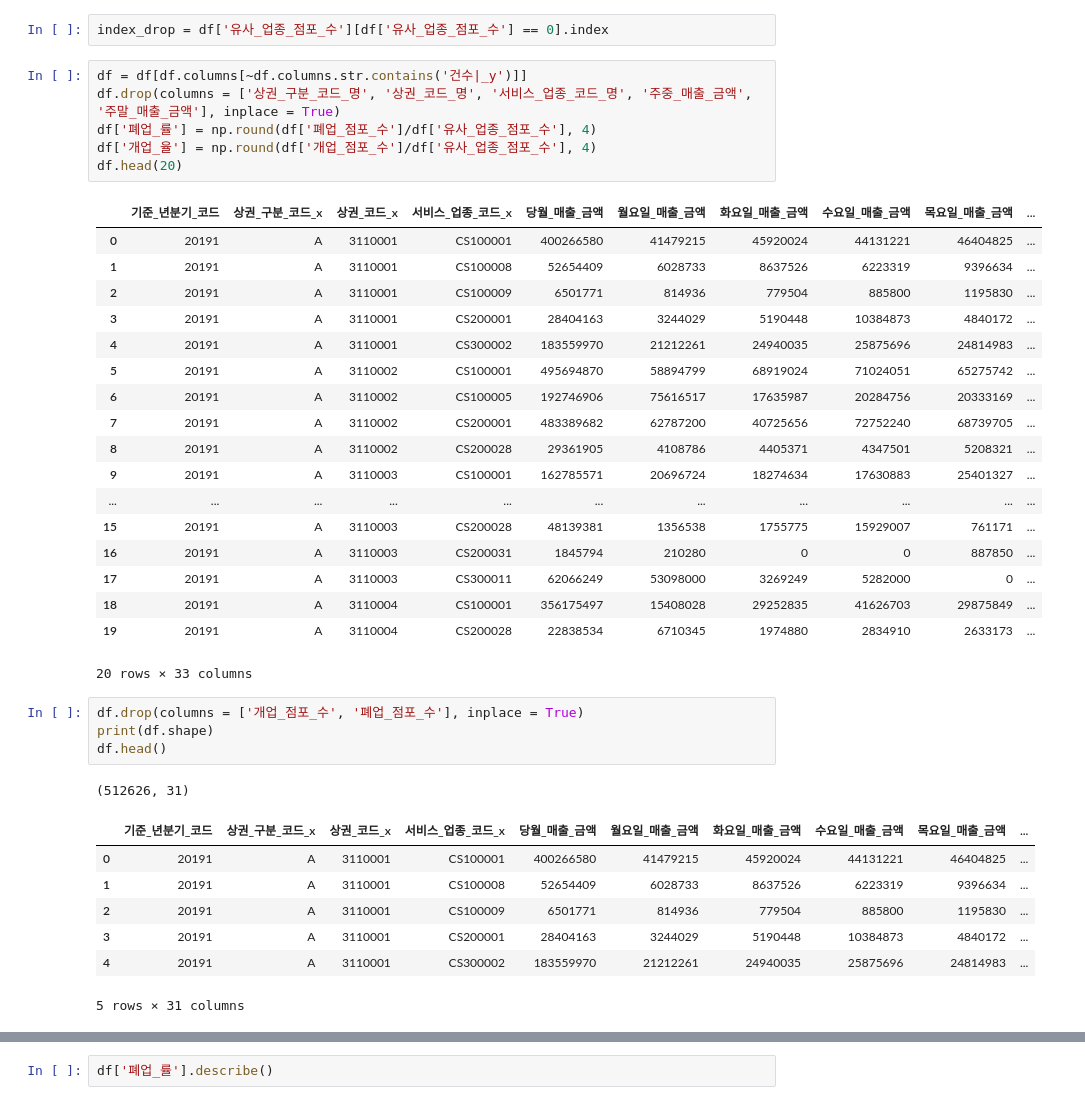
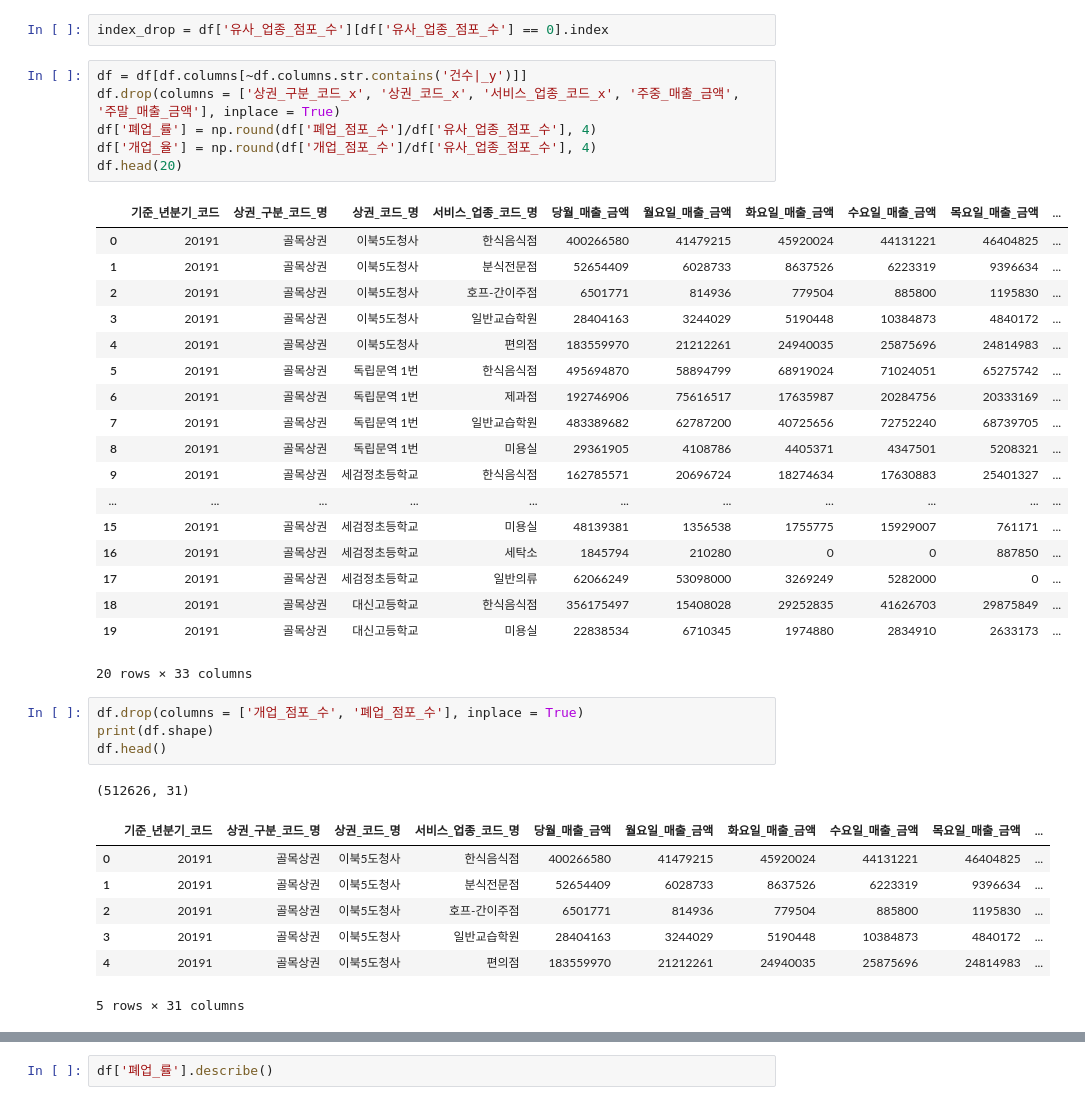
Before and after one commit to SKNETWORKS-FAMILY-AICAMP/SKN13-2nd-4TEAM, a Jupyter notebook: data/eda_and_preprocessing.ipynb, the cells around one changed output, grey strips where cells are left out. Drawn from its saved outputs; the diff is of its cells as text.

Commit message:
Modify X_train, X_test L Key Columns: Key to Actual Name

```diff
--- a/data/eda_and_preprocessing.ipynb
+++ b/data/eda_and_preprocessing.ipynb
@@ -59,28 +59,28 @@ df.head(5)
 index_drop = df['유사_업종_점포_수'][df['유사_업종_점포_수'] == 0].index
 # %%
 df = df[df.columns[~df.columns.str.contains('건수|_y')]]
-df.drop(columns = ['상권_구분_코드_명', '상권_코드_명', '서비스_업종_코드_명', '주중_매출_금액', '주말_매출_금액'], inplace = True)
+df.drop(columns = ['상권_구분_코드_x', '상권_코드_x', '서비스_업종_코드_x', '주중_매출_금액', '주말_매출_금액'], inplace = True)
 df['폐업_률'] = np.round(df['폐업_점포_수']/df['유사_업종_점포_수'], 4)
 df['개업_율'] = np.round(df['개업_점포_수']/df['유사_업종_점포_수'], 4)
 df.head(20)
 # %% [output]
-|  | 기준_년분기_코드 | 상권_구분_코드_x | 상권_코드_x | 서비스_업종_코드_x | 당월_매출_금액 | 월요일_매출_금액 | 화요일_매출_금액 | 수요일_매출_금액 | 목요일_매출_금액 | ... |
-| 0 | 20191 | A | 3110001 | CS100001 | 400266580 | 41479215 | 45920024 | 44131221 | 46404825 | ... |
-| 1 | 20191 | A | 3110001 | CS100008 | 52654409 | 6028733 | 8637526 | 6223319 | 9396634 | ... |
-| 2 | 20191 | A | 3110001 | CS100009 | 6501771 | 814936 | 779504 | 885800 | 1195830 | ... |
-| 3 | 20191 | A | 3110001 | CS200001 | 28404163 | 3244029 | 5190448 | 10384873 | 4840172 | ... |
-| 4 | 20191 | A | 3110001 | CS300002 | 183559970 | 21212261 | 24940035 | 25875696 | 24814983 | ... |
-| 5 | 20191 | A | 3110002 | CS100001 | 495694870 | 58894799 | 68919024 | 71024051 | 65275742 | ... |
-| 6 | 20191 | A | 3110002 | CS100005 | 192746906 | 75616517 | 17635987 | 20284756 | 20333169 | ... |
-| 7 | 20191 | A | 3110002 | CS200001 | 483389682 | 62787200 | 40725656 | 72752240 | 68739705 | ... |
-| 8 | 20191 | A | 3110002 | CS200028 | 29361905 | 4108786 | 4405371 | 4347501 | 5208321 | ... |
-| 9 | 20191 | A | 3110003 | CS100001 | 162785571 | 20696724 | 18274634 | 17630883 | 25401327 | ... |
+|  | 기준_년분기_코드 | 상권_구분_코드_명 | 상권_코드_명 | 서비스_업종_코드_명 | 당월_매출_금액 | 월요일_매출_금액 | 화요일_매출_금액 | 수요일_매출_금액 | 목요일_매출_금액 | ... |
+| 0 | 20191 | 골목상권 | 이북5도청사 | 한식음식점 | 400266580 | 41479215 | 45920024 | 44131221 | 46404825 | ... |
+| 1 | 20191 | 골목상권 | 이북5도청사 | 분식전문점 | 52654409 | 6028733 | 8637526 | 6223319 | 9396634 | ... |
+| 2 | 20191 | 골목상권 | 이북5도청사 | 호프-간이주점 | 6501771 | 814936 | 779504 | 885800 | 1195830 | ... |
+| 3 | 20191 | 골목상권 | 이북5도청사 | 일반교습학원 | 28404163 | 3244029 | 5190448 | 10384873 | 4840172 | ... |
+| 4 | 20191 | 골목상권 | 이북5도청사 | 편의점 | 183559970 | 21212261 | 24940035 | 25875696 | 24814983 | ... |
+| 5 | 20191 | 골목상권 | 독립문역 1번 | 한식음식점 | 495694870 | 58894799 | 68919024 | 71024051 | 65275742 | ... |
+| 6 | 20191 | 골목상권 | 독립문역 1번 | 제과점 | 192746906 | 75616517 | 17635987 | 20284756 | 20333169 | ... |
+| 7 | 20191 | 골목상권 | 독립문역 1번 | 일반교습학원 | 483389682 | 62787200 | 40725656 | 72752240 | 68739705 | ... |
+| 8 | 20191 | 골목상권 | 독립문역 1번 | 미용실 | 29361905 | 4108786 | 4405371 | 4347501 | 5208321 | ... |
+| 9 | 20191 | 골목상권 | 세검정초등학교 | 한식음식점 | 162785571 | 20696724 | 18274634 | 17630883 | 25401327 | ... |
 | ... | ... | ... | ... | ... | ... | ... | ... | ... | ... | ... |
-| 15 | 20191 | A | 3110003 | CS200028 | 48139381 | 1356538 | 1755775 | 15929007 | 761171 | ... |
-| 16 | 20191 | A | 3110003 | CS200031 | 1845794 | 210280 | 0 | 0 | 887850 | ... |
-| 17 | 20191 | A | 3110003 | CS300011 | 62066249 | 53098000 | 3269249 | 5282000 | 0 | ... |
-| 18 | 20191 | A | 3110004 | CS100001 | 356175497 | 15408028 | 29252835 | 41626703 | 29875849 | ... |
-| 19 | 20191 | A | 3110004 | CS200028 | 22838534 | 6710345 | 1974880 | 2834910 | 2633173 | ... |
+| 15 | 20191 | 골목상권 | 세검정초등학교 | 미용실 | 48139381 | 1356538 | 1755775 | 15929007 | 761171 | ... |
+| 16 | 20191 | 골목상권 | 세검정초등학교 | 세탁소 | 1845794 | 210280 | 0 | 0 | 887850 | ... |
+| 17 | 20191 | 골목상권 | 세검정초등학교 | 일반의류 | 62066249 | 53098000 | 3269249 | 5282000 | 0 | ... |
+| 18 | 20191 | 골목상권 | 대신고등학교 | 한식음식점 | 356175497 | 15408028 | 29252835 | 41626703 | 29875849 | ... |
+| 19 | 20191 | 골목상권 | 대신고등학교 | 미용실 | 22838534 | 6710345 | 1974880 | 2834910 | 2633173 | ... |
 20 rows × 33 columns
 # %%
 df.drop(columns = ['개업_점포_수', '폐업_점포_수'], inplace = True)
@@ -88,12 +88,12 @@ print(df.shape)
 df.head()
 # %% [output]
 (512626, 31)
-|  | 기준_년분기_코드 | 상권_구분_코드_x | 상권_코드_x | 서비스_업종_코드_x | 당월_매출_금액 | 월요일_매출_금액 | 화요일_매출_금액 | 수요일_매출_금액 | 목요일_매출_금액 | ... |
-| 0 | 20191 | A | 3110001 | CS100001 | 400266580 | 41479215 | 45920024 | 44131221 | 46404825 | ... |
-| 1 | 20191 | A | 3110001 | CS100008 | 52654409 | 6028733 | 8637526 | 6223319 | 9396634 | ... |
-| 2 | 20191 | A | 3110001 | CS100009 | 6501771 | 814936 | 779504 | 885800 | 1195830 | ... |
-| 3 | 20191 | A | 3110001 | CS200001 | 28404163 | 3244029 | 5190448 | 10384873 | 4840172 | ... |
-| 4 | 20191 | A | 3110001 | CS300002 | 183559970 | 21212261 | 24940035 | 25875696 | 24814983 | ... |
+|  | 기준_년분기_코드 | 상권_구분_코드_명 | 상권_코드_명 | 서비스_업종_코드_명 | 당월_매출_금액 | 월요일_매출_금액 | 화요일_매출_금액 | 수요일_매출_금액 | 목요일_매출_금액 | ... |
+| 0 | 20191 | 골목상권 | 이북5도청사 | 한식음식점 | 400266580 | 41479215 | 45920024 | 44131221 | 46404825 | ... |
+| 1 | 20191 | 골목상권 | 이북5도청사 | 분식전문점 | 52654409 | 6028733 | 8637526 | 6223319 | 9396634 | ... |
+| 2 | 20191 | 골목상권 | 이북5도청사 | 호프-간이주점 | 6501771 | 814936 | 779504 | 885800 | 1195830 | ... |
+| 3 | 20191 | 골목상권 | 이북5도청사 | 일반교습학원 | 28404163 | 3244029 | 5190448 | 10384873 | 4840172 | ... |
+| 4 | 20191 | 골목상권 | 이북5도청사 | 편의점 | 183559970 | 21212261 | 24940035 | 25875696 | 24814983 | ... |
 5 rows × 31 columns
 # %%
 rate_over = df[(df['폐업_률'] > 1) | (df['개업_율'] > 1)].index
```
Also changed, not shown: parts of 10 cells of this notebook, 2 other files.
